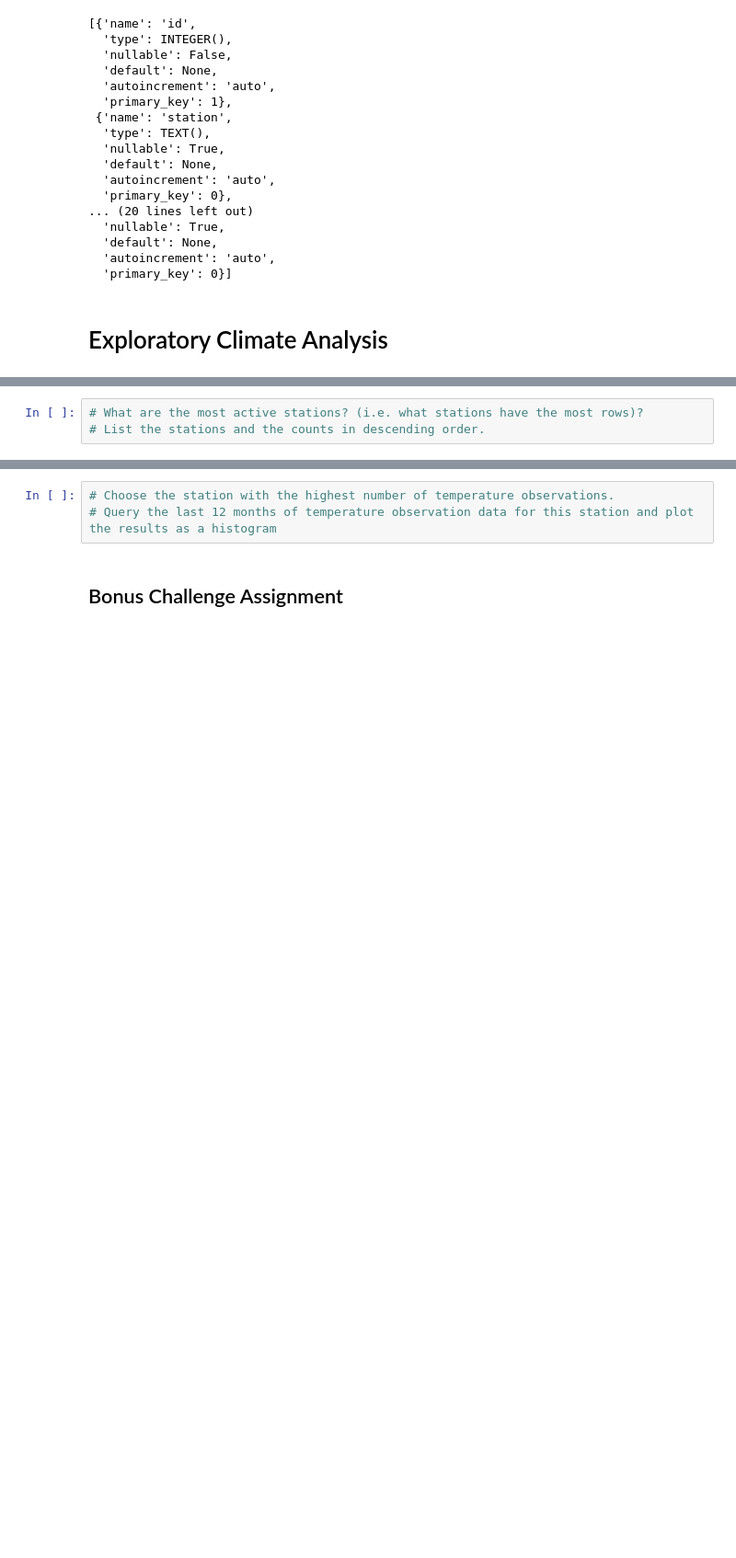
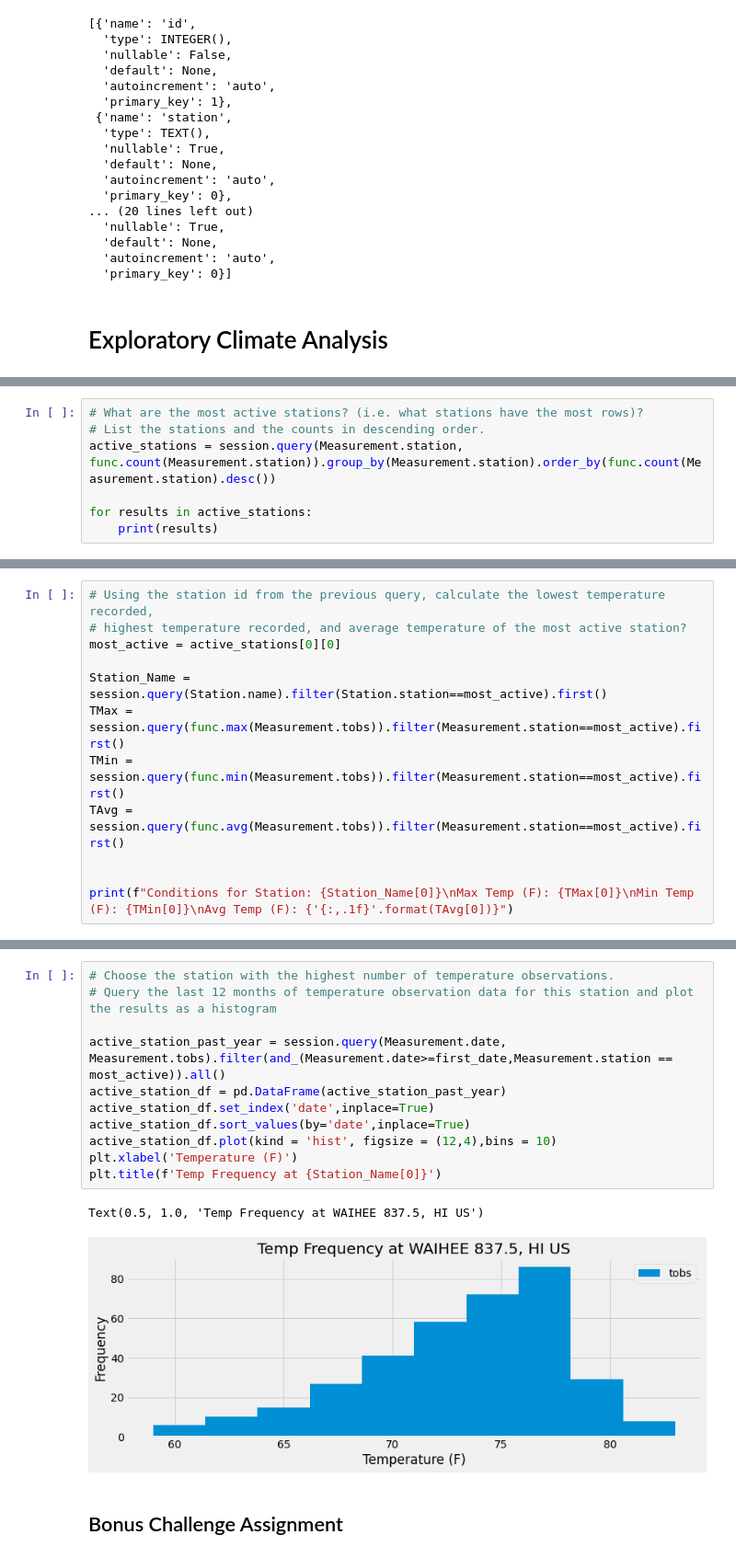
Before and after one commit to Travis-Molnoskey/sqlalchemy-challenge, a Jupyter notebook: climate_starter.ipynb, the cells around one changed output, grey strips where cells are left out. Shown at 92% size. Saved outputs shown, nothing was run; the diff lists cells and outputs as text; blank space fills up the shorter version.

Commit message:
adding updates to notebook query

```diff
--- a/climate_starter.ipynb
+++ b/climate_starter.ipynb
@@ -96,3 +111,7 @@ precip_df.set_index('date',inplace=True)
 # %%
 # What are the most active stations? (i.e. what stations have the most rows)?
 # List the stations and the counts in descending order.
+active_stations = session.query(Measurement.station, func.count(Measurement.station)).group_by(Measurement.station).order_by(func.count(Measurement.station).desc())
+
+for results in active_stations:
+    print(results)
@@ -101,0 +128,12 @@ precip_df.set_index('date',inplace=True)
+# %%
+# Using the station id from the previous query, calculate the lowest temperature recorded,
+# highest temperature recorded, and average temperature of the most active station?
+most_active = active_stations[0][0]
+
+Station_Name = session.query(Station.name).filter(Station.station==most_active).first()
+TMax = session.query(func.max(Measurement.tobs)).filter(Measurement.station==most_active).first()
+TMin = session.query(func.min(Measurement.tobs)).filter(Measurement.station==most_active).first()
+TAvg = session.query(func.avg(Measurement.tobs)).filter(Measurement.station==most_active).first()
+
+
+print(f"Conditions for Station: {Station_Name[0]}\nMax Temp (F): {TMax[0]}\nMin Temp (F): {TMin[0]}\nAvg Temp (F): {'{:,.1f}'.format(TAvg[0])}")
@@ -102,6 +145,17 @@ precip_df.set_index('date',inplace=True)
 # %%
 # Choose the station with the highest number of temperature observations.
 # Query the last 12 months of temperature observation data for this station and plot the results as a histogram
+
+active_station_past_year = session.query(Measurement.date, Measurement.tobs).filter(and_(Measurement.date>=first_date,Measurement.station == most_active)).all()
+active_station_df = pd.DataFrame(active_station_past_year)
+active_station_df.set_index('date',inplace=True)
+active_station_df.sort_values(by='date',inplace=True)
+active_station_df.plot(kind = 'hist', figsize = (12,4),bins = 10)
+plt.xlabel('Temperature (F)')
+plt.title(f'Temp Frequency at {Station_Name[0]}')
+# %% [output]
+Text(0.5, 1.0, 'Temp Frequency at WAIHEE 837.5, HI US')
+[figure, added]
 # %% [markdown]
 ## Bonus Challenge Assignment
 # %%
```
Also changed, not shown: parts of 7 cells of this notebook.
